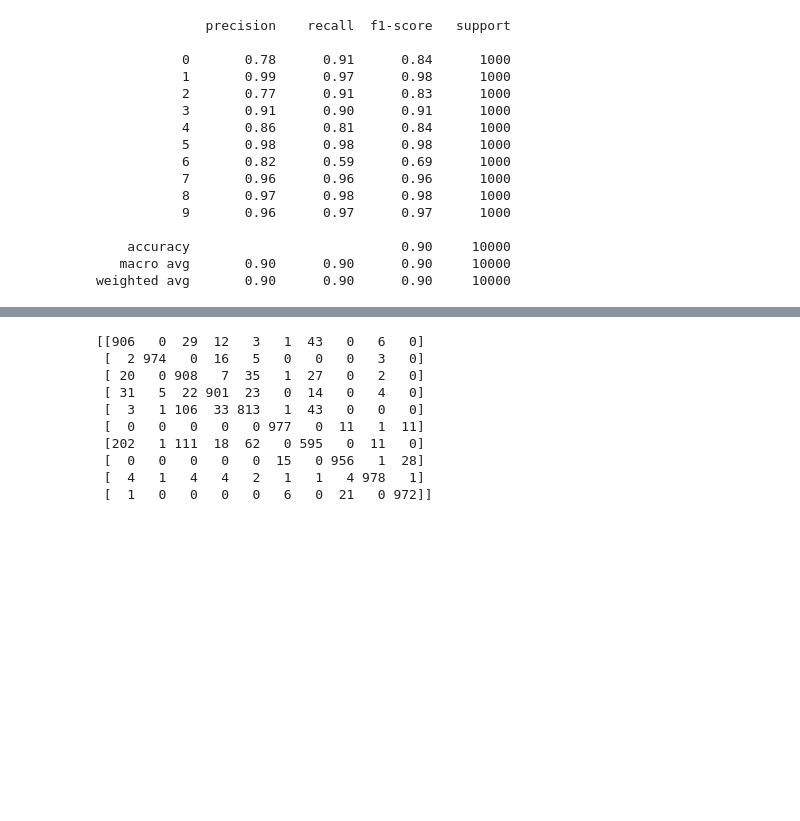
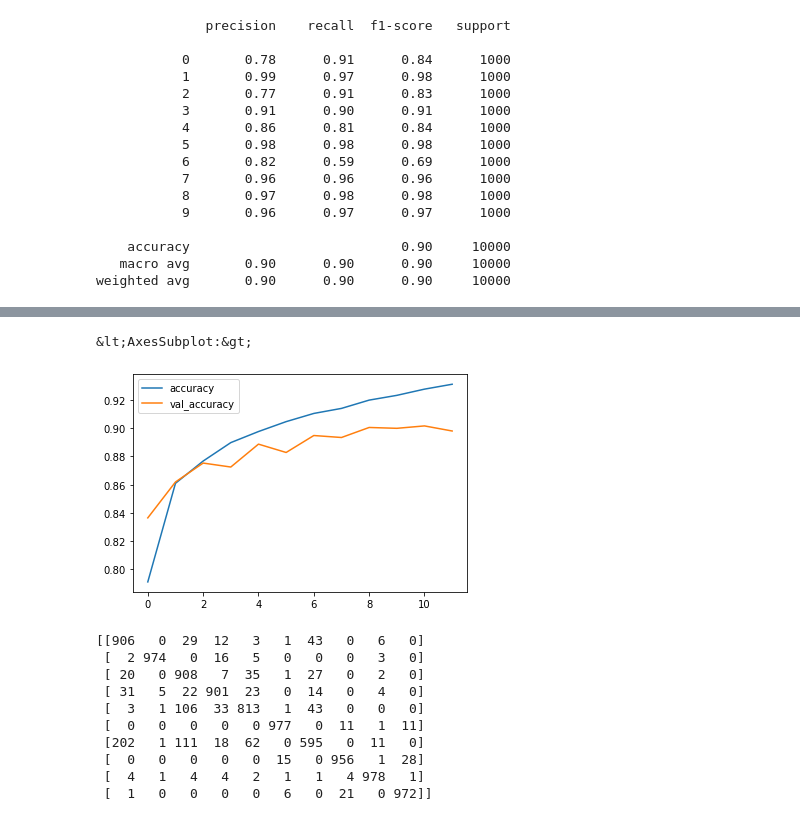
Before and after one commit to tonnyhideyori/tensorflow, a Jupyter notebook: 04-DL-CV-Assessment.ipynb, the cells around one changed output, grey strips where cells are left out. Cells and saved outputs as stored; diff of their text form; code cells hidden in the pictures; blank space fills up the shorter version.

```diff
--- a/04-DL-CV-Assessment.ipynb
+++ b/04-DL-CV-Assessment.ipynb
@@ -244,0 +250,5 @@ weighted avg       0.90      0.90      0.90     10000
+# %%
+metrics[['accuracy','val_accuracy']].plot()
+# %% [output]
+&lt;AxesSubplot:&gt;
+[figure, added]
```
Also changed, not shown: parts of 2 cells of this notebook, 1 other file.
